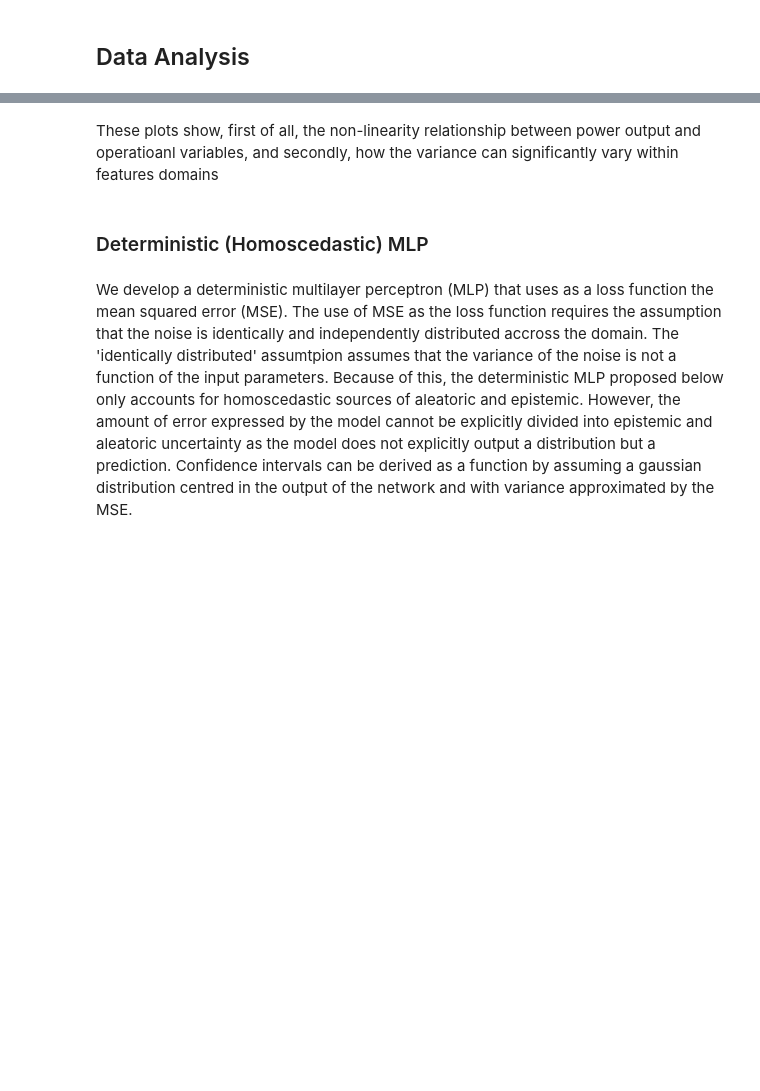
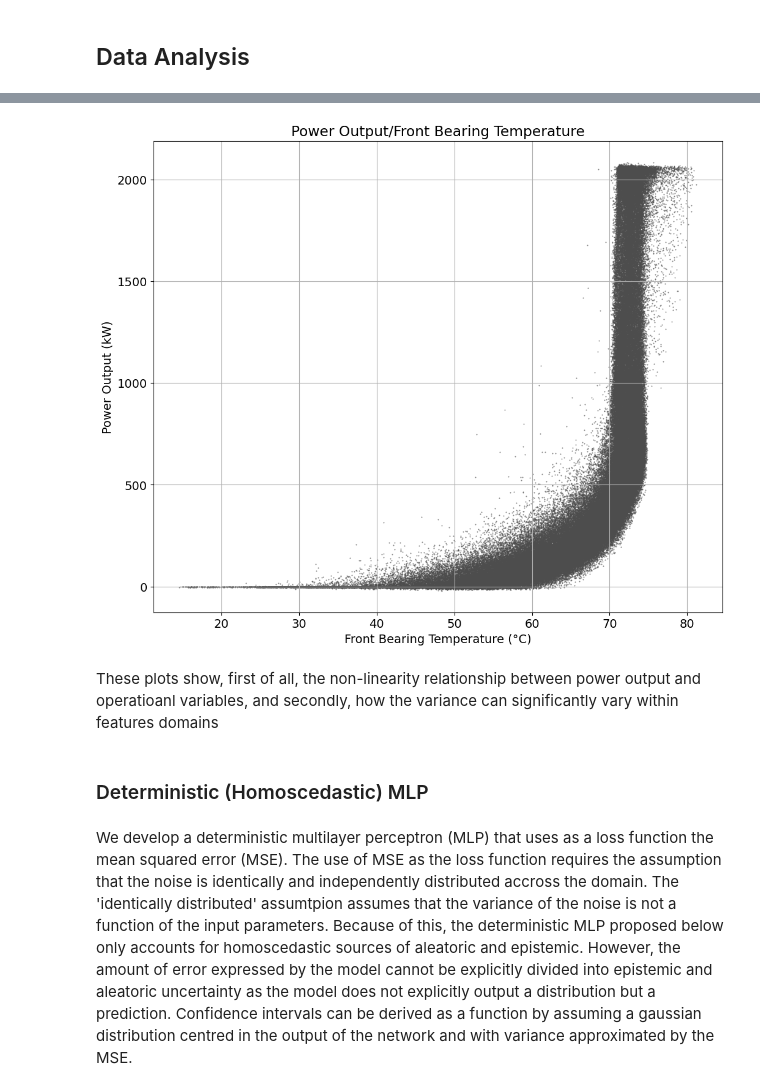
Before and after one commit to filofiocchi02/fyp, a Jupyter notebook: deep_models.ipynb, the cells around one changed output, grey strips where cells are left out. Saved outputs shown, nothing was run; the diff lists cells and outputs as text; code cells hidden in the pictures; blank space fills up the shorter version.

```diff
--- a/deep_models.ipynb
+++ b/deep_models.ipynb
@@ -200,12 +238,15 @@ plt.show()
 # %%
 # Plot Power over Front Bearing Temperature
+plt.rc('font', size=14)
 plt.figure(figsize=(12, 10))
 plt.scatter(df['Front.bearing.temp.me'], df[output_feature], alpha = .7, color="0.3", linewidth = 0, s = 2)
 plt.title('Power Output/Front Bearing Temperature')
 plt.xlabel('Front Bearing Temperature (°C)')
 plt.ylabel('Power Output (kW)')
 plt.grid(True)
 plt.show()
+# %% [output]
+[figure, added]
 # %%
 plot_power_over_all_features(df, units, features, output_feature, sample_size=5000)
 # %% [markdown]
```
Also changed, not shown: parts of 12 cells of this notebook, 1 other file.
